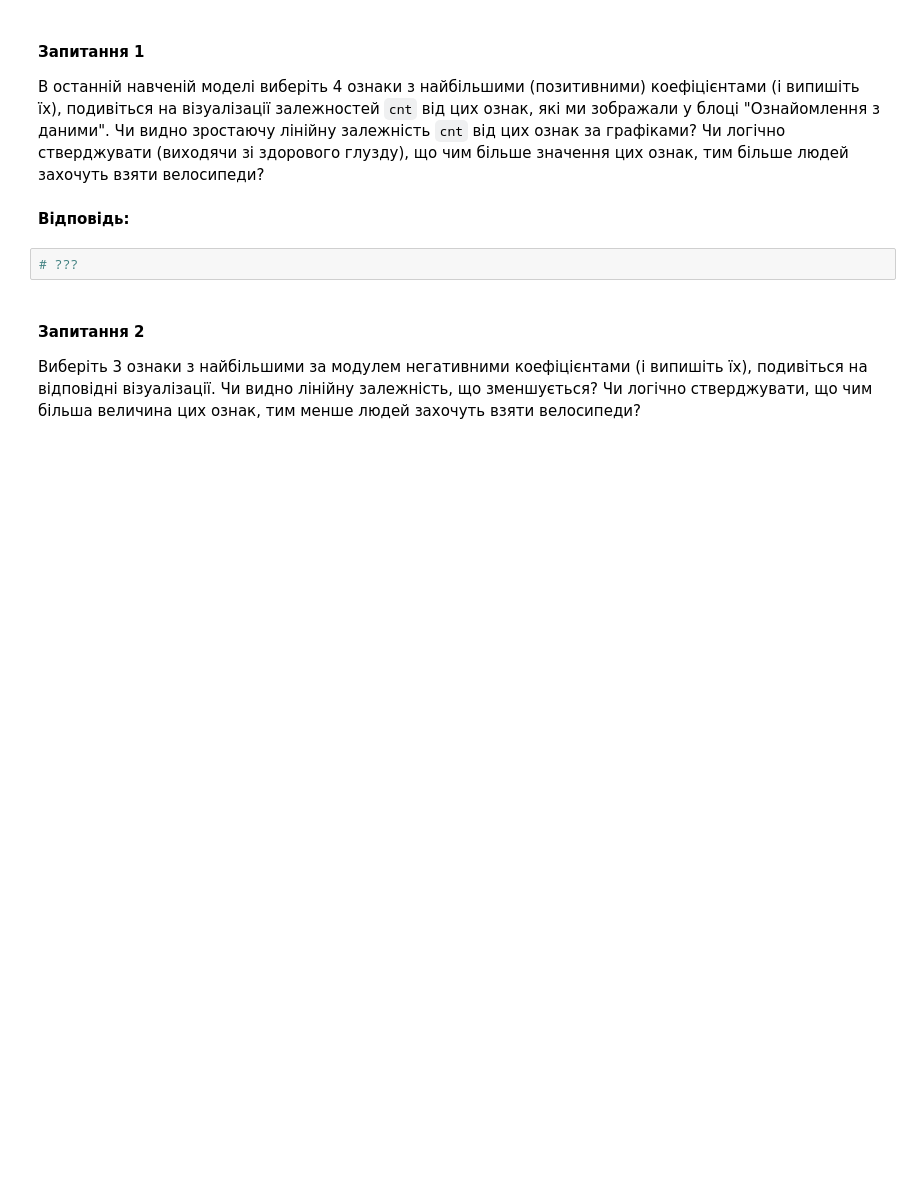
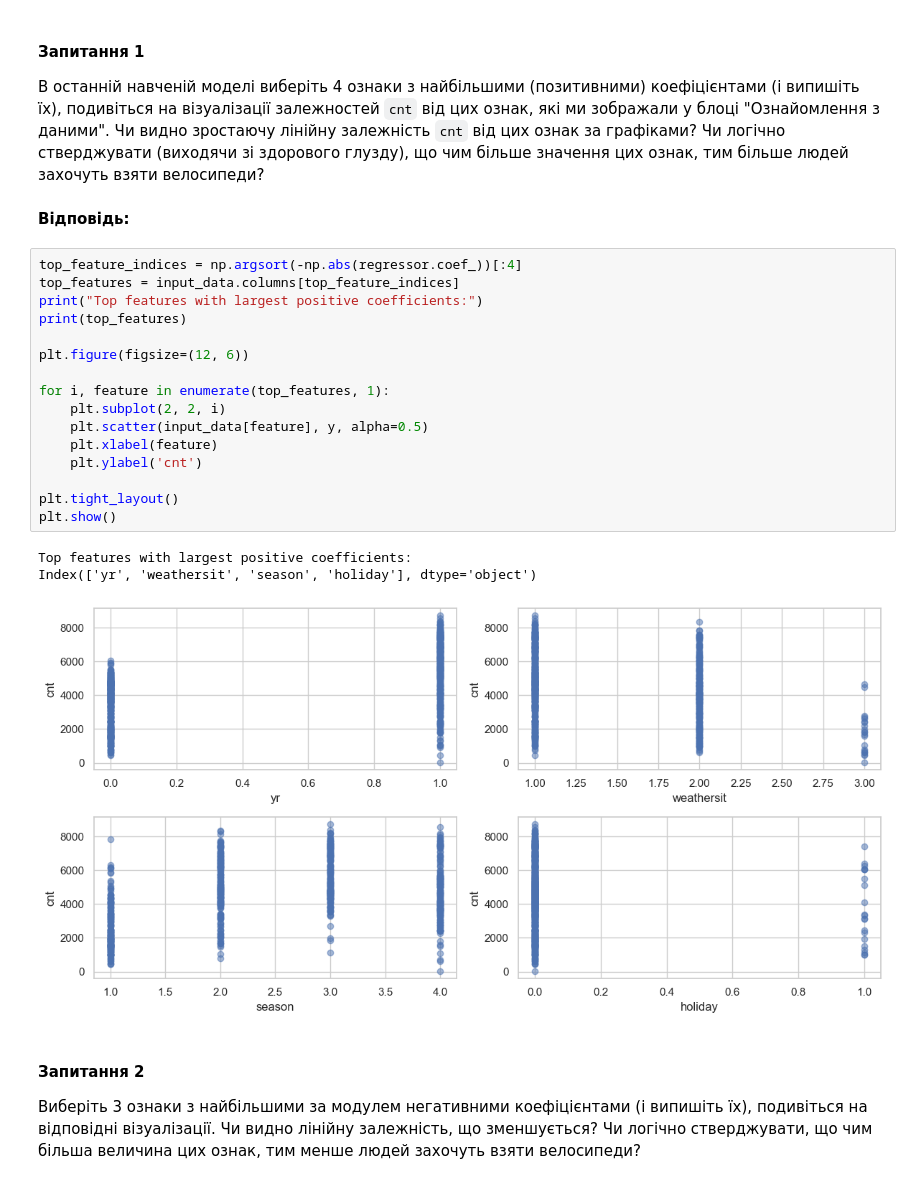
Before and after one commit to yehorkalchenko81/Model-Classification-Evaluation, a Jupyter notebook: OverfittingHomeWork.ipynb, the cells around one changed output. Saved outputs shown, nothing was run; the diff lists cells and outputs as text; blank space fills up the shorter version.

```diff
--- a/OverfittingHomeWork.ipynb
+++ b/OverfittingHomeWork.ipynb
@@ -303,8 +544,26 @@ Alpha = 1, MSE = 745668.605961
 В останній навченій моделі виберіть 4 ознаки з найбільшими (позитивними) коефіцієнтами (і випишіть їх), подивіться на візуалізації залежностей `cnt` від цих ознак, які ми зображали у блоці "Ознайомлення з даними". Чи видно зростаючу лінійну залежність `cnt` від цих ознак за графіками? Чи логічно стверджувати (виходячи зі здорового глузду), що чим більше значення цих ознак, тим більше людей захочуть взяти велосипеди?
 # %% [markdown]
 __Відповідь:__
-# %%
-# ???
+# %%
+top_feature_indices = np.argsort(-np.abs(regressor.coef_))[:4]
+top_features = input_data.columns[top_feature_indices]
+print("Top features with largest positive coefficients:")
+print(top_features)
+
+plt.figure(figsize=(12, 6))
+
+for i, feature in enumerate(top_features, 1):
+    plt.subplot(2, 2, i)
+    plt.scatter(input_data[feature], y, alpha=0.5)
+    plt.xlabel(feature)
+    plt.ylabel('cnt')
+
+plt.tight_layout()
+plt.show()
+# %% [output]
+Top features with largest positive coefficients:
+Index(['yr', 'weathersit', 'season', 'holiday'], dtype='object')
+[figure, added]
 # %% [markdown]
 #### Запитання 2
 
```
Also changed, not shown: parts of 35 cells of this notebook, 1 other file.
